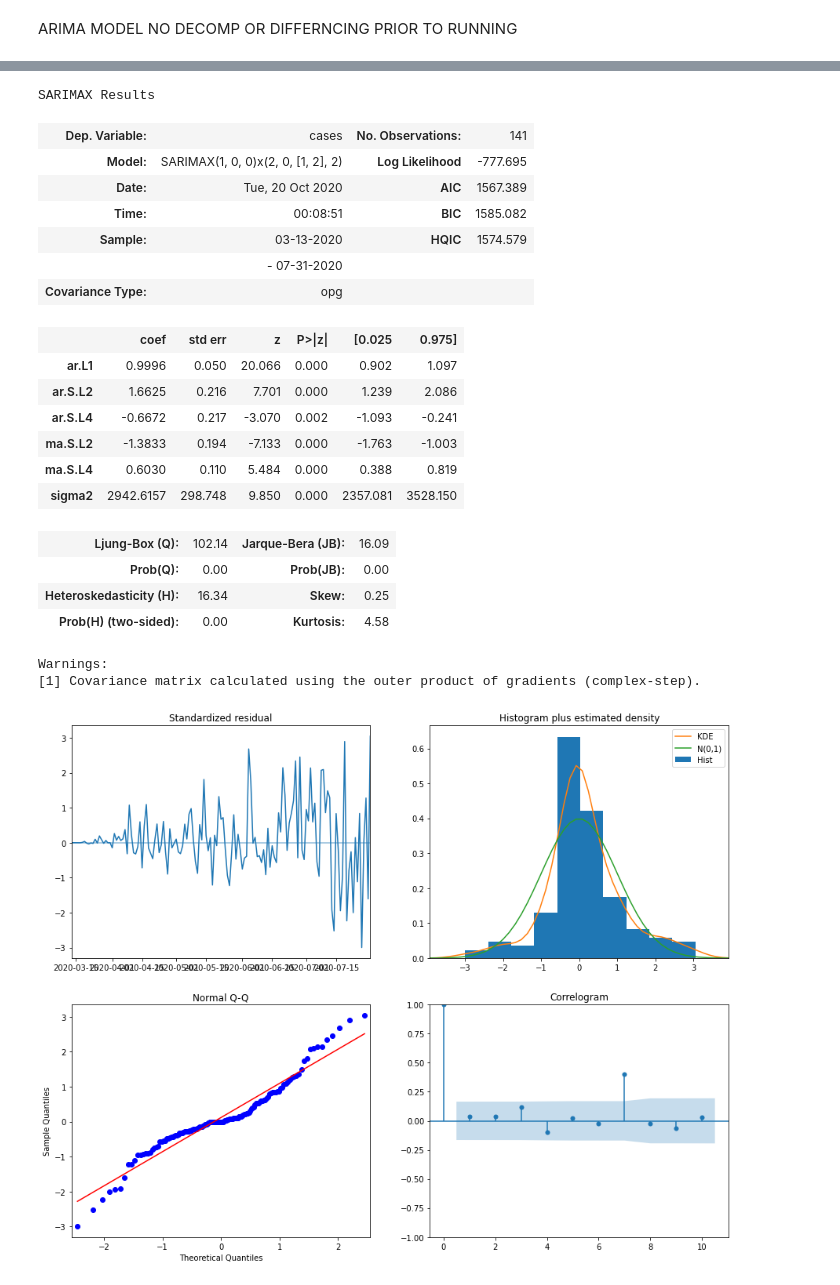
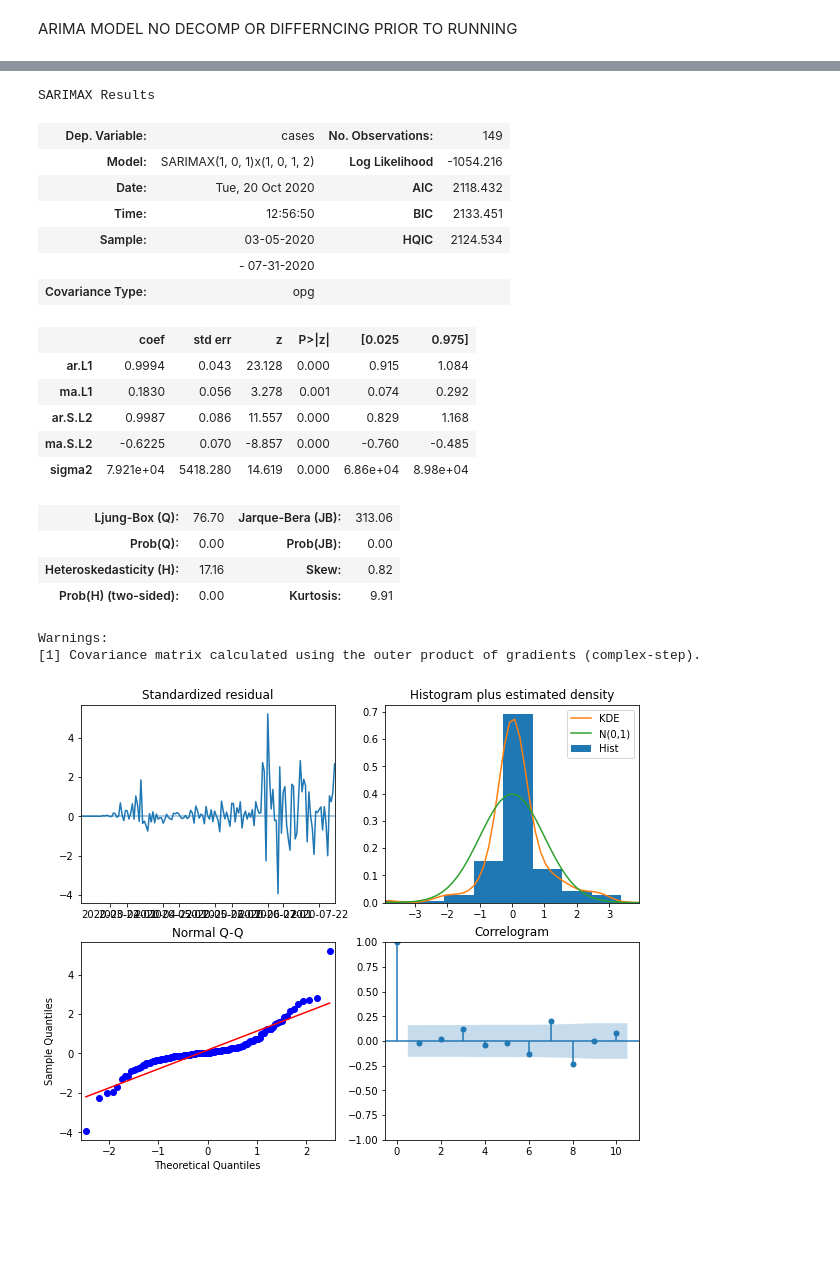
Before and after one commit to ellenrud84/Covid-19_HotSpot_Machine_Learning, a Jupyter notebook: Model_Files/SARIMA_Univariate_Model.ipynb, the cells around one changed output, grey strips where cells are left out. Drawn from its saved outputs; the diff is of its cells as text; code cells hidden in the pictures; blank space fills up the shorter version.

```diff
--- a/Model_Files/SARIMA_Univariate_Model.ipynb
+++ b/Model_Files/SARIMA_Univariate_Model.ipynb
@@ -8,18 +8,17 @@ warnings.filterwarnings('ignore')
 import matplotlib.pyplot as plt
 # %%
 #filepath
-NYT_file="Potential Data Sources/NYT- Cty Cases Deaths Thru Oct2/us-counties.csv"
+NYT_file="../Potential Data Sources/NYT- Cty Cases Deaths Thru Oct2/us-counties.csv"
 
 #read dataset
 NYT=pd.read_csv(NYT_file, parse_dates=['date'])
 
 # limit dataset to texas
 Texas=NYT.loc[NYT['state']=='Texas'].dropna(how='any', axis=0)
-Texas['county']=Texas['county'].map(str)+' County'
 Texas2=Texas.drop(['fips', 'state'], axis=1)
 
 ### pick a county
-CtyName='El Paso County'
+CtyName='Harris'
 CountyChoice=Texas2.loc[Texas2['county']==CtyName].set_index('date')
 CountyChoice2=CountyChoice.drop('county', axis=1)
 
@@ -76,9 +75,8 @@ x=stepwise_fit.get_params()
 # override Q parameter if 0 to 1
 so=x['seasonal_order']
 so_slice1=so[ :2]
-so_slice2=so[3:]
-if so[2]==0 & so[3]!= 0:
-    so=so_slice1+ (1,) +so_slice2
+if so[2]==0:
+    so=so_slice1+ (1, 2)
 
 print(x)
 print(so)
@@ -113,30 +111,29 @@ result = model.fit()
 result.summary()
 # %% [output]
 SARIMAX Results
-| Dep. Variable: | cases | No. Observations: | 141 |
-| Model: | SARIMAX(1, 0, 0)x(2, 0, [1, 2], 2) | Log Likelihood | -777.695 |
-| Date: | Tue, 20 Oct 2020 | AIC | 1567.389 |
-| Time: | 00:08:51 | BIC | 1585.082 |
-| Sample: | 03-13-2020 | HQIC | 1574.579 |
+| Dep. Variable: | cases | No. Observations: | 149 |
+| Model: | SARIMAX(1, 0, 1)x(1, 0, 1, 2) | Log Likelihood | -1054.216 |
+| Date: | Tue, 20 Oct 2020 | AIC | 2118.432 |
+| Time: | 12:56:50 | BIC | 2133.451 |
+| Sample: | 03-05-2020 | HQIC | 2124.534 |
 |  | - 07-31-2020 |  |  |
 | Covariance Type: | opg |  |  |
 |  | coef | std err | z | P>|z| | [0.025 | 0.975] |
-| ar.L1 | 0.9996 | 0.050 | 20.066 | 0.000 | 0.902 | 1.097 |
-| ar.S.L2 | 1.6625 | 0.216 | 7.701 | 0.000 | 1.239 | 2.086 |
-| ar.S.L4 | -0.6672 | 0.217 | -3.070 | 0.002 | -1.093 | -0.241 |
-| ma.S.L2 | -1.3833 | 0.194 | -7.133 | 0.000 | -1.763 | -1.003 |
-| ma.S.L4 | 0.6030 | 0.110 | 5.484 | 0.000 | 0.388 | 0.819 |
-| sigma2 | 2942.6157 | 298.748 | 9.850 | 0.000 | 2357.081 | 3528.150 |
+| ar.L1 | 0.9994 | 0.043 | 23.128 | 0.000 | 0.915 | 1.084 |
+| ma.L1 | 0.1830 | 0.056 | 3.278 | 0.001 | 0.074 | 0.292 |
+| ar.S.L2 | 0.9987 | 0.086 | 11.557 | 0.000 | 0.829 | 1.168 |
+| ma.S.L2 | -0.6225 | 0.070 | -8.857 | 0.000 | -0.760 | -0.485 |
+| sigma2 | 7.921e+04 | 5418.280 | 14.619 | 0.000 | 6.86e+04 | 8.98e+04 |
-| Ljung-Box (Q): | 102.14 | Jarque-Bera (JB): | 16.09 |
+| Ljung-Box (Q): | 76.70 | Jarque-Bera (JB): | 313.06 |
 | Prob(Q): | 0.00 | Prob(JB): | 0.00 |
-| Heteroskedasticity (H): | 16.34 | Skew: | 0.25 |
-| Prob(H) (two-sided): | 0.00 | Kurtosis: | 4.58 |
+| Heteroskedasticity (H): | 17.16 | Skew: | 0.82 |
+| Prob(H) (two-sided): | 0.00 | Kurtosis: | 9.91 |
 Warnings:
 [1] Covariance matrix calculated using the outer product of gradients (complex-step).
 # %%
-result.plot_diagnostics(figsize=(15,12));
+result.plot_diagnostics(figsize=(10,8));
 # %% [output]
-[figure, old version]
+[figure, new version]
 # %%
 # compare test train
 start = len(train)
```
Also changed, not shown: parts of 9 cells of this notebook, 9 other files.
